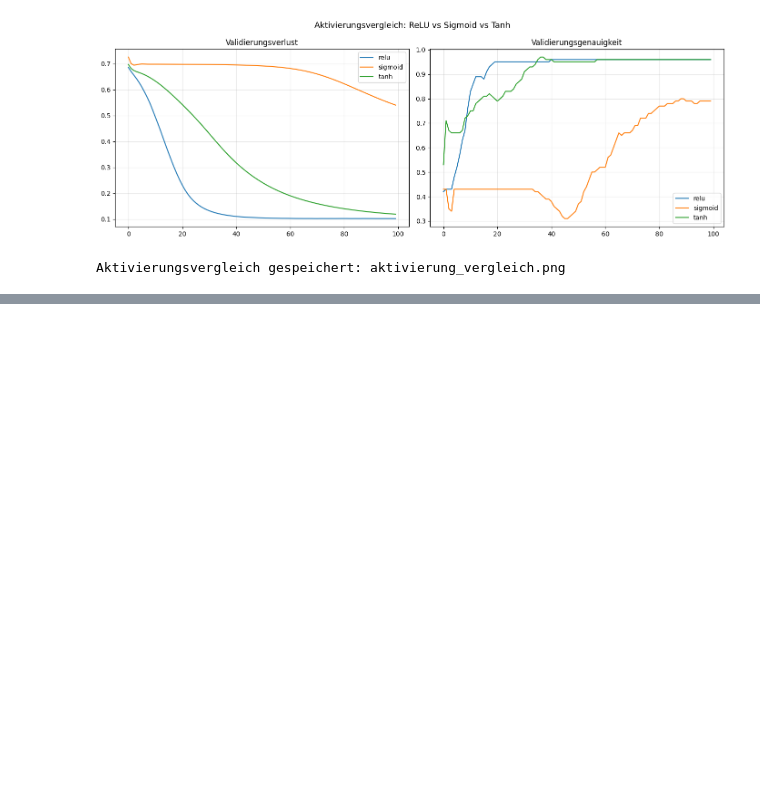
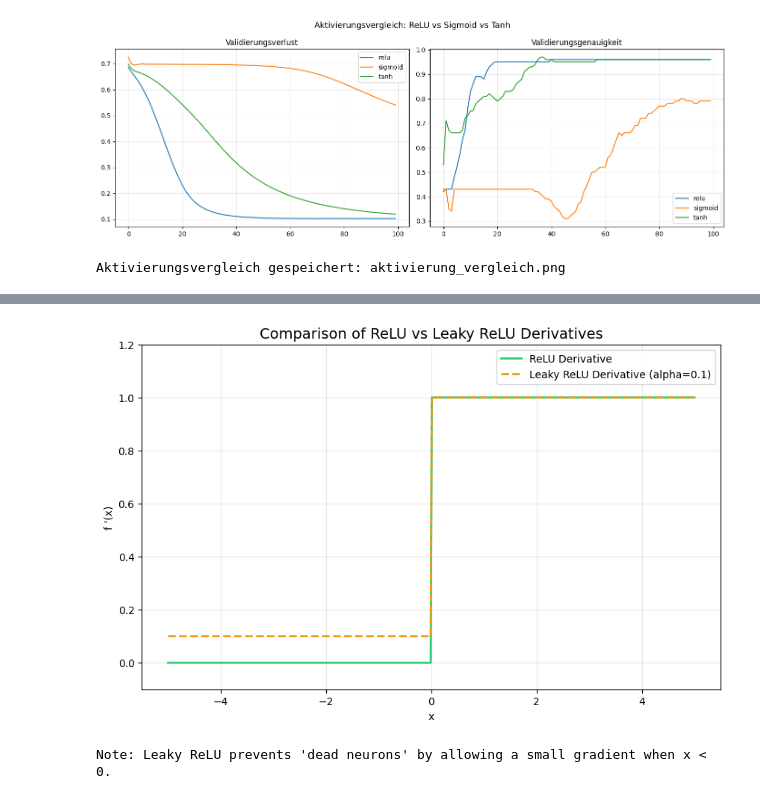
Before and after one commit to esmaeilisadat-tech/Educx-Neuronale-Netze, a Jupyter notebook: Tag_04_Aktivierungsfunktionen/notebooks/Anfaenger.ipynb, the cells around one changed output, grey strips where cells are left out. Drawn from its saved outputs; the diff is of its cells as text; code cells hidden in the pictures; blank space fills up the shorter version.

```diff
--- a/Tag_04_Aktivierungsfunktionen/notebooks/Anfaenger.ipynb
+++ b/Tag_04_Aktivierungsfunktionen/notebooks/Anfaenger.ipynb
@@ -182,0 +207,29 @@ Aktivierungsvergleich gespeichert: aktivierung_vergleich.png
+# %%
+import numpy as np
+import matplotlib.pyplot as plt
+
+x = np.linspace(-5, 5, 500)
+
+# Define derivatives
+def relu_derivative(x):
+    return np.where(x > 0, 1, 0)
+
+def leaky_relu_derivative(x, alpha=0.1):
+    return np.where(x > 0, 1, alpha)
+
+plt.figure(figsize=(10, 6))
+plt.plot(x, relu_derivative(x), label='ReLU Derivative', linewidth=2, color='#2ecc71')
+plt.plot(x, leaky_relu_derivative(x), label='Leaky ReLU Derivative (alpha=0.1)', linewidth=2, linestyle='--', color='#f39c12')
+
+plt.title('Comparison of ReLU vs Leaky ReLU Derivatives', fontsize=14)
+plt.xlabel('x')
+plt.ylabel("f '(x)")
+plt.grid(True, alpha=0.3)
+plt.legend()
+plt.ylim(-0.1, 1.2)
+plt.show()
+
+print("Note: Leaky ReLU prevents 'dead neurons' by allowing a small gradient when x < 0.")
+# %% [output]
+[figure, added]
+Note: Leaky ReLU prevents 'dead neurons' by allowing a small gradient when x < 0.
```
Also changed, not shown: parts of 2 cells of this notebook.
